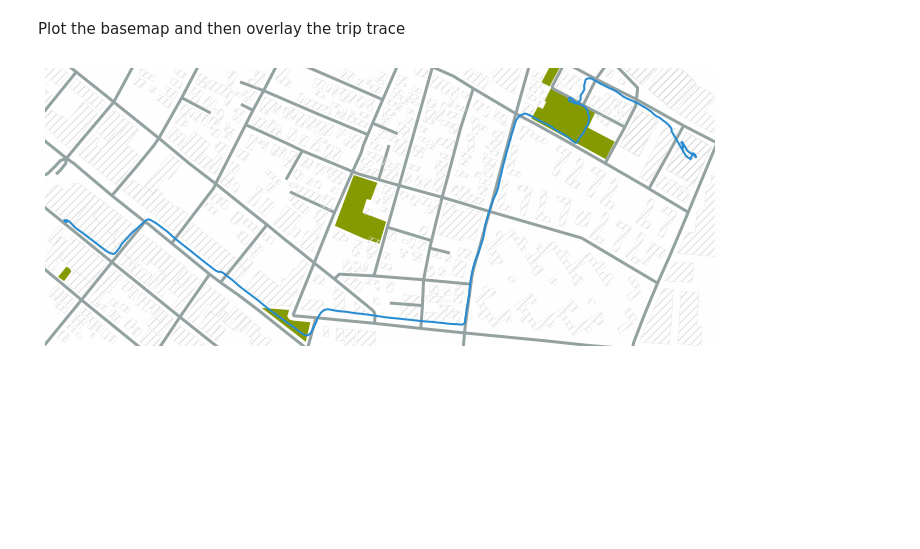
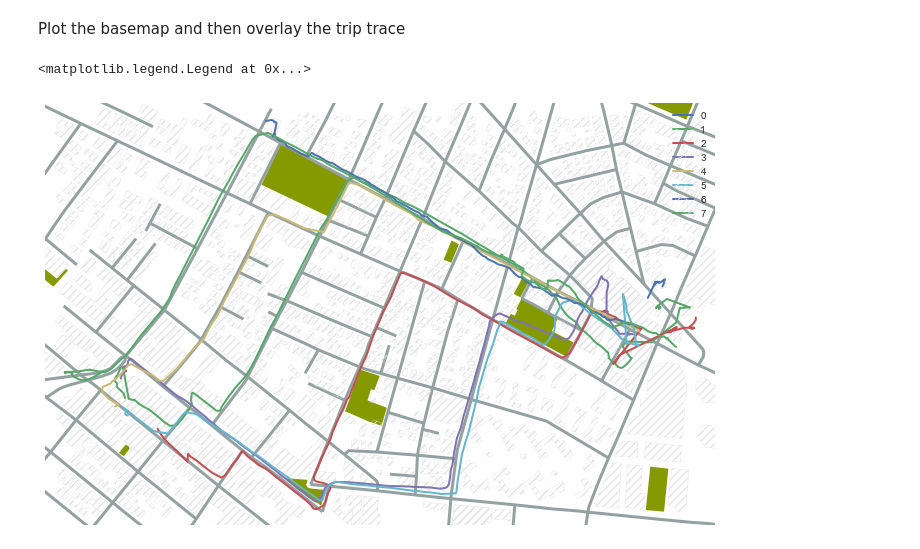
Before and after one commit to astyler/scratch, a Jupyter notebook: torque plotting.ipynb, the cells around one changed output. Saved outputs shown, nothing was run; the diff lists cells and outputs as text; code cells hidden in the pictures; blank space fills up the shorter version.

Commit message:
notebook for figure generation:

```diff
--- a/torque plotting.ipynb
+++ b/torque plotting.ipynb
@@ -10,8 +10,13 @@ reload(osmapping)
 # %% [markdown]
 Import the file into pandas, and drop all rows without a GPS fix
 # %%
-fname2 = '/Users/astyler/Desktop/torqueTrackLog.csv'
-trip = pd.read_csv(fname2, na_values=['-'], index_col=False, header=False, names=['GPSTime','Time','Longitude','Latitude','GPSSpeed','GPSError','Altitude','Bearing','Gx','Gy','Gz','G'])
-trip = trip.dropna(subset = ['Longitude','Latitude'])
-trip.head()
+dname = '/Users/astyler/projects/torquedata/'
+trips = []
+fnames = glob.glob(dname+'*.csv')
+for fname in fnames:
+    trip = pd.read_csv(fname, na_values=['-'],encoding ='U8',index_col=False, header=False, names=['GPSTime','Time','Longitude','Latitude','GPSSpeed','GPSError','Altitude','Bearing','Gx','Gy','Gz','G','Az','Ay','Ax','A','Power','Accuracy','Satellites','GPSAltitude','GPSBearing','Lat2','Lon2','OBDSpeed','GPSSpeedkmhr'])
+    trip = trip.dropna(subset = ['Longitude','Latitude'])
+    trips.append(trip)
+
+fnames
 # %% [output]
@@ -24,12 +31,16 @@ trip.head()
 # %% [markdown]
 Find the Lat/Lon bounding box and create a new map from the osmapping library
+# %%
+mins=[(min(trip.Longitude),min(trip.Latitude)) for trip in trips]
+maxs=[(max(trip.Longitude),max(trip.Latitude)) for trip in trips]
+
+ll = map(min,zip(*mins))
+ur = map(max,zip(*maxs))
+
+mymap = osmapping.MLMap(ll,ur)
 # %%
-ll = (min(trip.Longitude), min(trip.Latitude))
-ur = (max(trip.Longitude), max(trip.Latitude))
-
-mymap = osmapping.MLMap(ll,ur)
-
-trip['x'], trip['y'] = mymap.convert_coordinates(trip[['Longitude','Latitude']].values).T
+for trip in trips:
+    trip['x'], trip['y'] = mymap.convert_coordinates(trip[['Longitude','Latitude']].values).T
 # %% [markdown]
 Import the shapefiles from [Mapzen](https://mapzen.com/data/metro-extracts) for Boston
 # %%
@@ -62,8 +73,17 @@ for buildingtype in ['yes', 'apartments', 'commercial', 'house', 'residential',
+# %%
+for trip in trips:
+    trip.loc[trip.Satellites < 5,'Satellites'] = None
+    trip.loc[trip.Accuracy > 20,'Accuracy'] = None
+    trip.dropna(subset=['Accuracy'], inplace=True)
 # %%
 fig = plt.figure(figsize=(12,12))
 ax = fig.add_subplot(111)
 mymap.draw_map(ax,fill='#fefefe')
 
-ax.plot(trip.x, trip.y, color='#268bd2', lw=2, zorder=99);
+for (idx,trip) in enumerate(trips):
+    ax.plot(trip.x, trip.y, lw=2, alpha=1,zorder=99, label=str(idx))
+
+plt.legend()
 # %% [output]
+<matplotlib.legend.Legend at 0x...>
-[figure, old version]
+[figure, new version]
```
Also changed, not shown: parts of 5 cells of this notebook, 6 other files.
